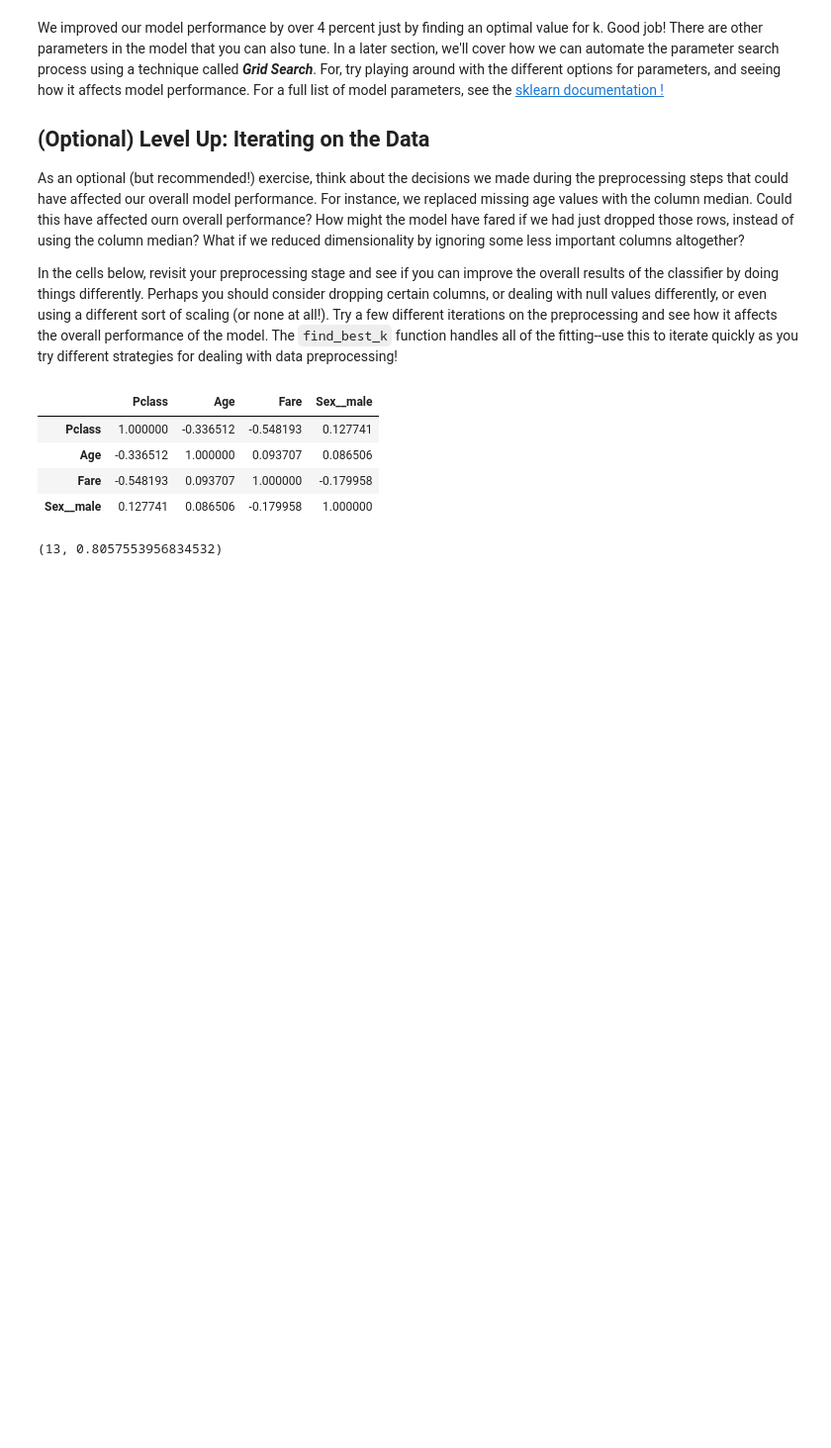
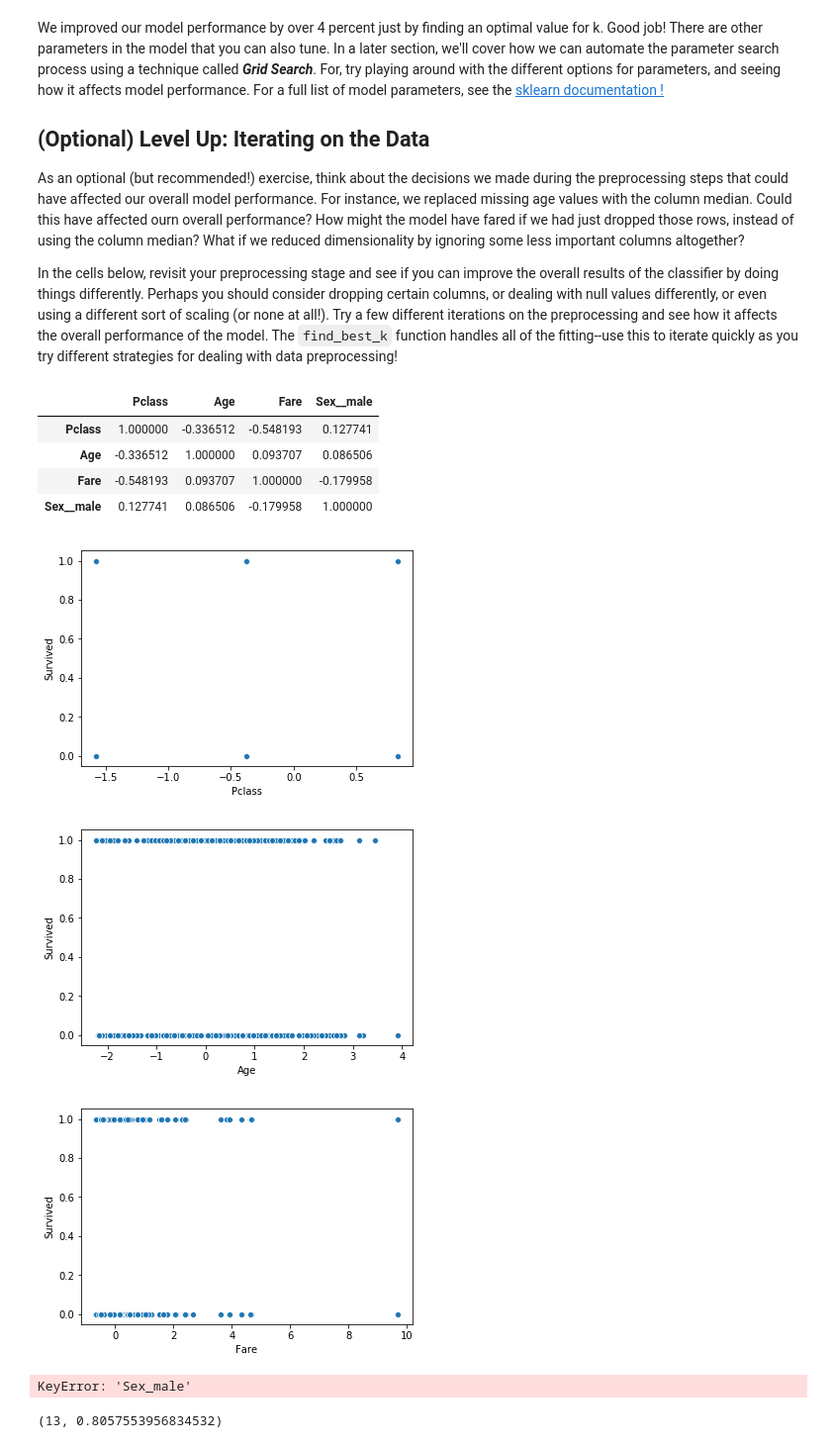
Before and after one commit to danjizquierdo/dsc-3-27-12-knn-with-sklearn-lab-nyc-ds-career-012819, a Jupyter notebook: index.ipynb, the cells around one changed output. Shown at 99% size. Cells and saved outputs as stored; diff of their text form; code cells hidden in the pictures; blank space fills up the shorter version.

```diff
--- a/index.ipynb
+++ b/index.ipynb
@@ -271,14 +271,19 @@ no_siblings.corr()
 | Fare | -0.548193 | 0.093707 | 1.000000 | -0.179958 |
 | Sex__male | 0.127741 | 0.086506 | -0.179958 | 1.000000 |
 # %%
-sns.scatterplot(no_sibligs[''],target)
+sns.scatterplot(no_siblings['Pclass'],target)
 plt.show()
-sns.scatterplot(no_sibligs[''],target)
+sns.scatterplot(no_siblings['Age'],target)
 plt.show()
-sns.scatterplot(no_sibligs[''],target)
+sns.scatterplot(no_siblings['Fare'],target)
 plt.show()
-sns.scatterplot(no_sibligs[''],target)
+sns.scatterplot(no_siblings['Sex_male'],target)
 plt.show()
+# %% [output]
+[figure, added]
+[figure, added]
+[figure, added]
+KeyError: 'Sex_male'
 # %%
 X_train, X_test, y_train, y_test = train_test_split(no_siblings, target, test_size=0.20, random_state=42)
 find_best_k(X_train, X_test, y_train, y_test)
```
